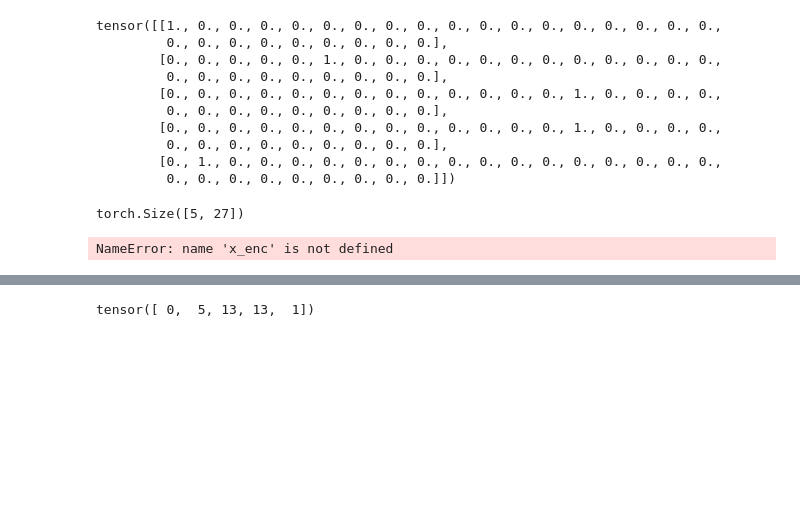
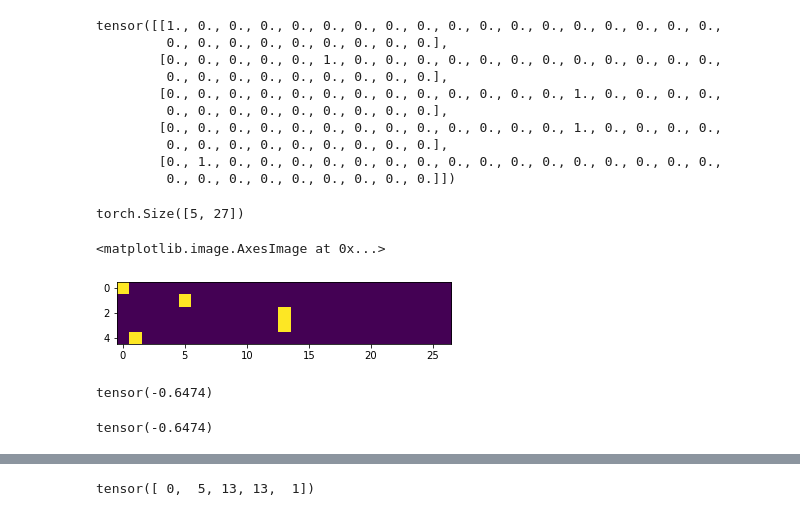
Before and after one commit to marius-florea/nn-zero-to-hero, a Jupyter notebook: makemore/makemore_part1_bigrams.ipynb, the cells around one changed output, grey strips where cells are left out. Drawn from its saved outputs; the diff is of its cells as text; code cells hidden in the pictures; blank space fills up the shorter version.

```diff
--- a/makemore/makemore_part1_bigrams.ipynb
+++ b/makemore/makemore_part1_bigrams.ipynb
@@ -256,11 +256,18 @@ tensor([[1., 0., 0., 0., 0., 0., 0., 0., 0., 0., 0., 0., 0., 0., 0., 0., 0., 0.,
 # %% [output]
 torch.Size([5, 27])
 # %%
-plt.imshow(x_enc)
+plt.imshow(xenc)
 # %% [output]
-NameError: name 'x_enc' is not defined
+<matplotlib.image.AxesImage at 0x...>
+[figure, added]
 # %%
- xenc.dtype
+(xenc @ W) [3,13]
+# %% [output]
+tensor(-0.6474)
+# %%
+xenc[3]@ W[:,13]
+# %% [output]
+tensor(-0.6474)
 # %%
 # (5,27) @ (27,1) for 1 neuron => 5x1
 # (5,27) @ (27,27) for 27 neurons => 5x27
```
Also changed, not shown: parts of 3 cells of this notebook, 11 other files.
